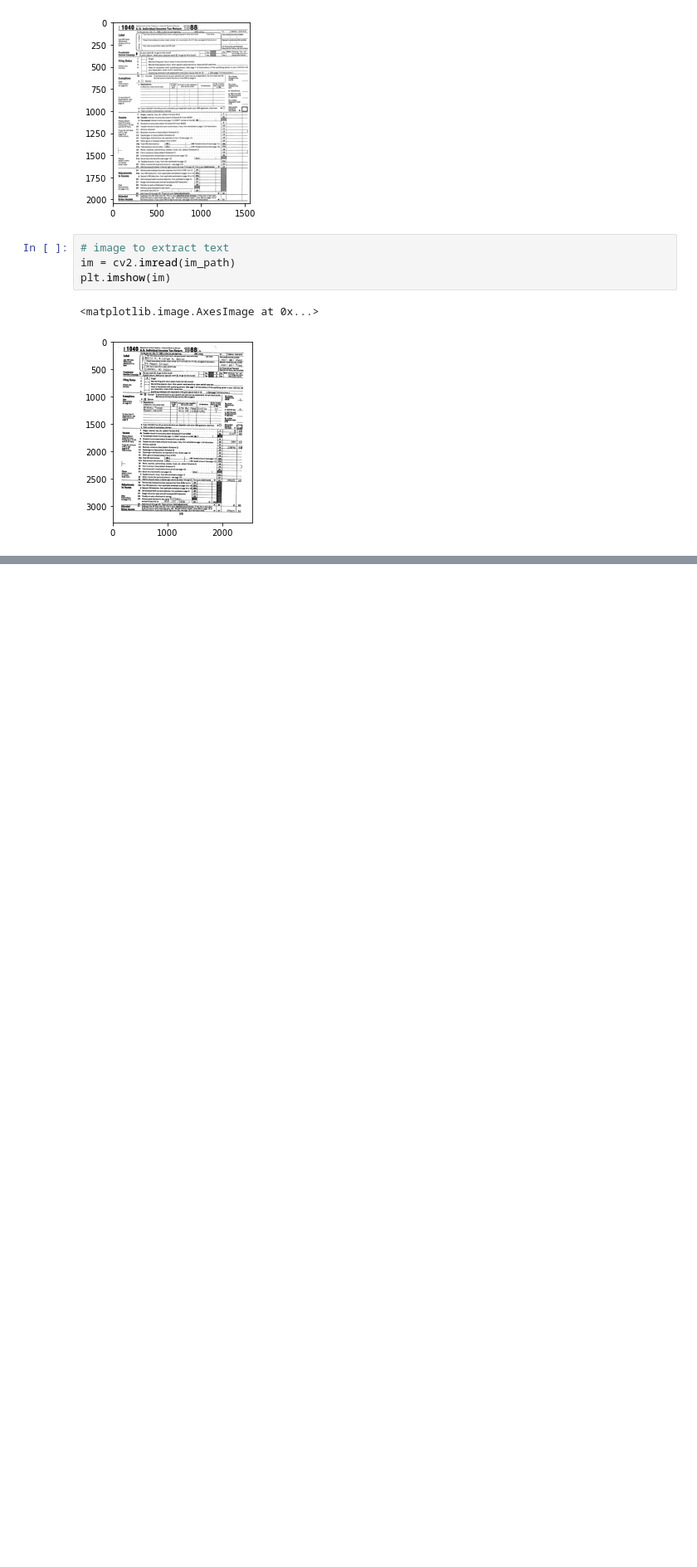
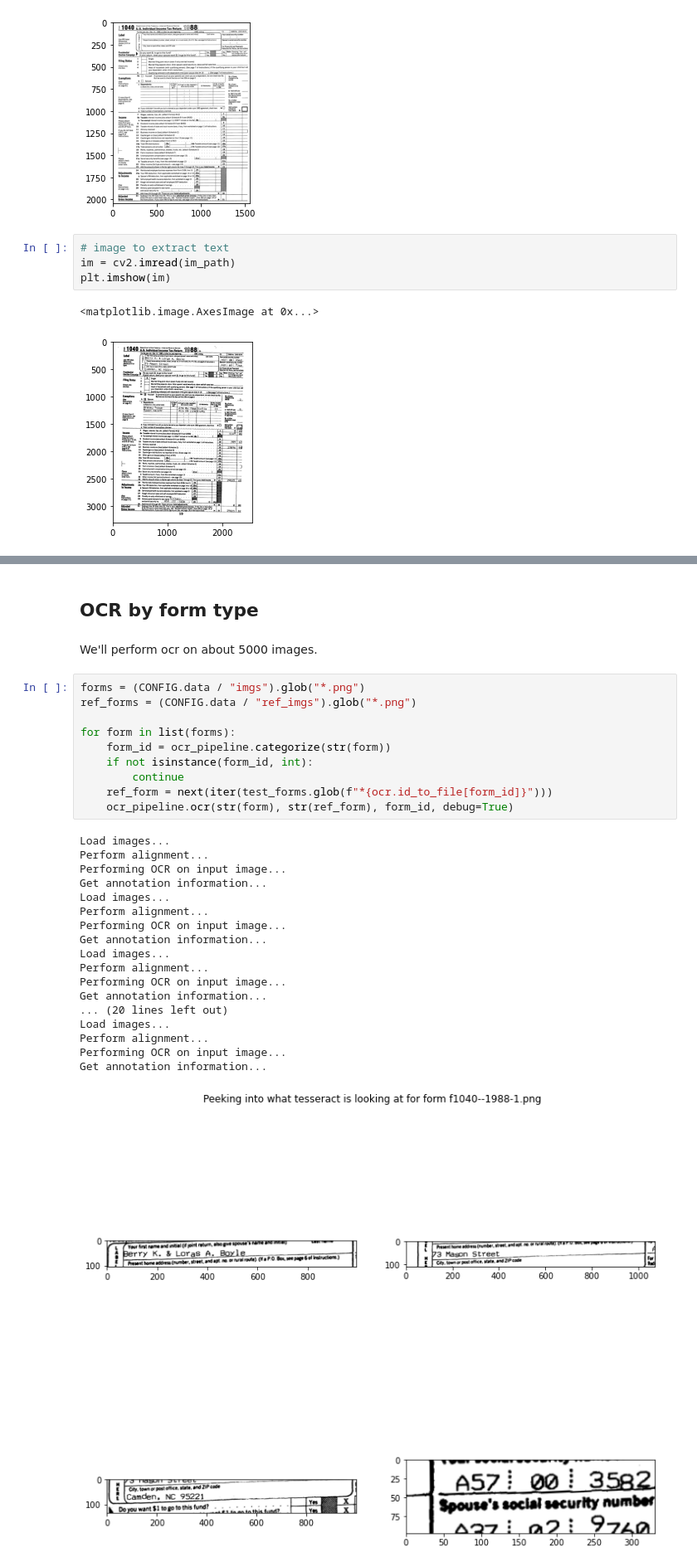
Before and after one commit to txnguyen292/OCR_automatic_data_entry, a Jupyter notebook: notebook/ocr.ipynb, the cells around one changed output, grey strips where cells are left out. Shown at 83% size. Saved outputs shown, nothing was run; the diff lists cells and outputs as text; blank space fills up the shorter version.

```diff
--- a/notebook/ocr.ipynb
+++ b/notebook/ocr.ipynb
@@ -89,0 +116,33 @@ The results are pretty close. However, there are some fixes need to be done:
+# %% [markdown]
+## OCR by form type
+# %% [markdown]
+We'll perform ocr on about 5000 images.
+# %%
+forms = (CONFIG.data / "imgs").glob("*.png")
+ref_forms = (CONFIG.data / "ref_imgs").glob("*.png")
+
+for form in list(forms):
+    form_id = ocr_pipeline.categorize(str(form))
+    if not isinstance(form_id, int):
+        continue
+    ref_form = next(iter(test_forms.glob(f"*{ocr.id_to_file[form_id]}")))
+    ocr_pipeline.ocr(str(form), str(ref_form), form_id, debug=True)
+# %% [output]
+Load images...
+Perform alignment...
+Performing OCR on input image...
+Get annotation information...
+Load images...
+Perform alignment...
+Performing OCR on input image...
+Get annotation information...
+Load images...
+Perform alignment...
+Performing OCR on input image...
+Get annotation information...
+... (20 lines left out)
+Load images...
+Perform alignment...
+Performing OCR on input image...
+Get annotation information...
+[figure, added]
```
Also changed, not shown: parts of 24 cells of this notebook, 6 other files.
